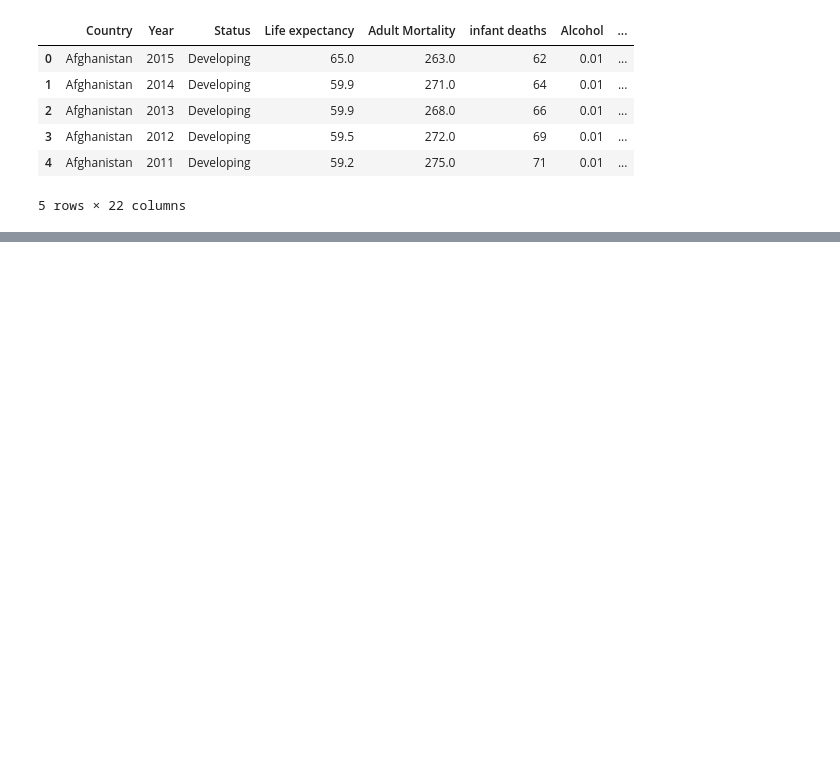
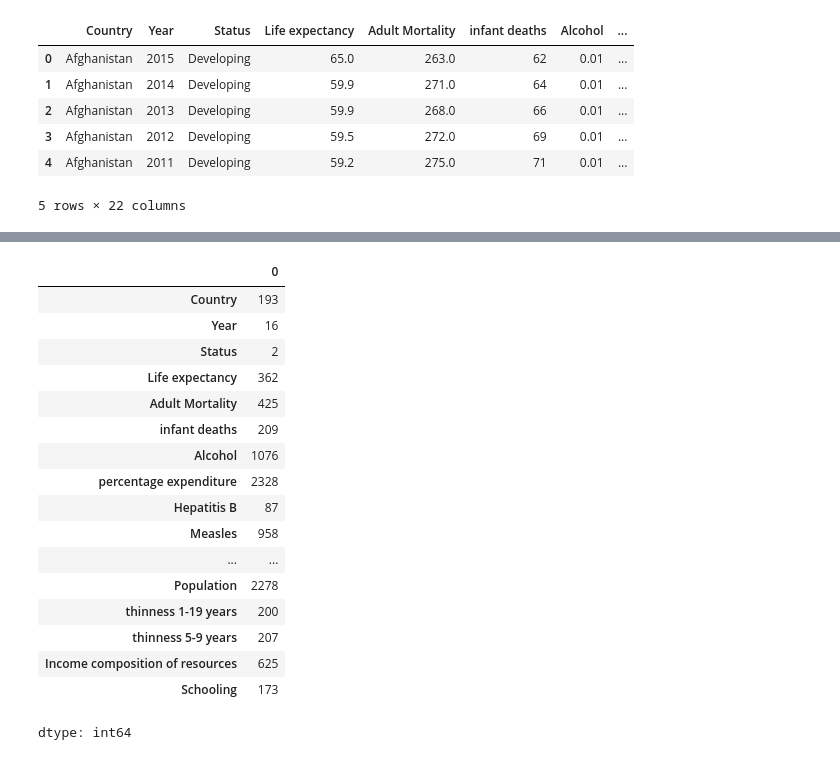
Before and after one commit to Priscilacassia/Projeto_final_tecnicas_programacao, a Jupyter notebook: Projeto_final_tecnicas_programacao (1).ipynb, the cells around one changed output, grey strips where cells are left out. Cells and saved outputs as stored; diff of their text form; code cells hidden in the pictures; blank space fills up the shorter version.

```diff
--- a/Projeto_final_tecnicas_programacao (1).ipynb
+++ b/Projeto_final_tecnicas_programacao (1).ipynb
@@ -62,0 +85,26 @@ dtype: int64
+# %%
+df.nunique()
+#Variáveis categóricas apresentam poucos valores distintos,
+#enquanto variáveis numéricas contínuas possuem grande quantidade de valores únicos,
+#refletindo a heterogeneidade dos países ao longo dos anos analisados.
+#A análise dos valores distintos mostrou que o conjunto de dados contém informações
+#de 193 países ao longo de 16 anos.
+# %% [output]
+|  | 0 |
+| Country | 193 |
+| Year | 16 |
+| Status | 2 |
+| Life expectancy | 362 |
+| Adult Mortality | 425 |
+| infant deaths | 209 |
+| Alcohol | 1076 |
+| percentage expenditure | 2328 |
+| Hepatitis B | 87 |
+| Measles | 958 |
+| ... | ... |
+| Population | 2278 |
+| thinness 1-19 years | 200 |
+| thinness 5-9 years | 207 |
+| Income composition of resources | 625 |
+| Schooling | 173 |
+dtype: int64
```
Also changed, not shown: parts of 25 cells of this notebook.
